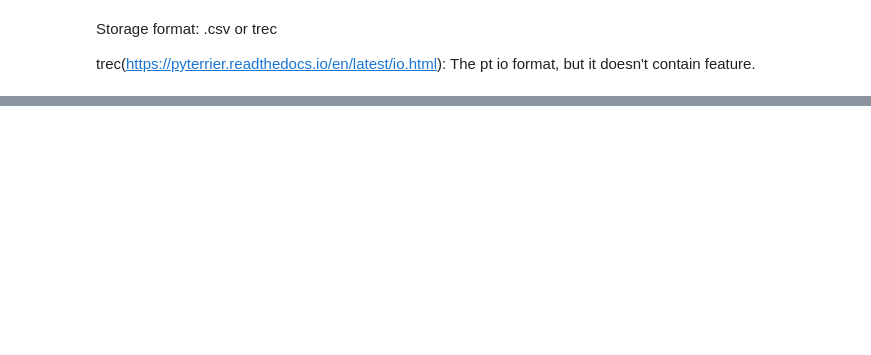
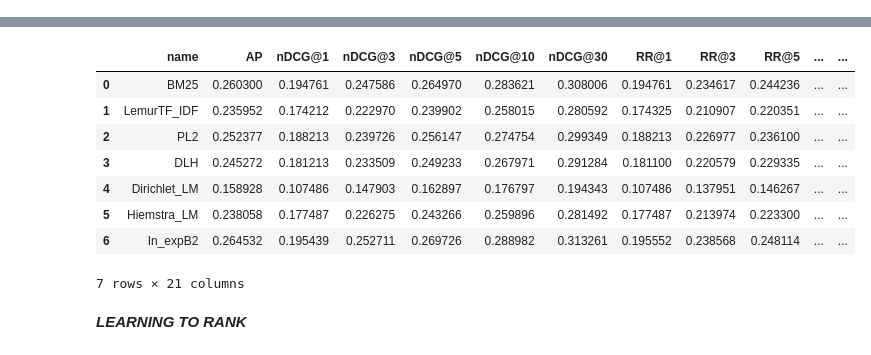
Before and after one commit to TheEmotionalProgrammer/moment_retrieval, a Jupyter notebook: project-2.ipynb, the cells around one changed output, grey strips where cells are left out. Cells and saved outputs as stored; diff of their text form; code cells hidden in the pictures; blank space fills up the shorter version.

Commit message:
fsr preliminary experiments

```diff
--- a/project-2.ipynb
+++ b/project-2.ipynb
@@ -13,8 +15,8 @@ import random
 # %%
 #UNCOMMENT THE FOLLOWING LINE TO USE EITHER THE TVR DATASET OR THE QVH DATASET
 
-# dataset_choice = "TVR"
-dataset_choice = "QVH"
+dataset_choice = "TVR"
+# dataset_choice = "QVH"
 # %%
 # Paths to JSONL files on Colab
 # if dataset_choice == "TVR":
@@ -27,14 +29,14 @@ dataset_choice = "QVH"
 #    subs_path = "/content/drive/MyDrive/IR/text_data_QVH/subs_train.jsonl"
 # %%
 # Paths to JSONL files
-if dataset_choice == "TVR":
-    jsonl_train_path = '/kaggle/input/tvretrieval/tvr_train_release.jsonl'
-    jsonl_val_path = '/kaggle/input/tvretrieval/tvr_val_release.jsonl'
-    subs_path = '/kaggle/input/tvretrieval/tvqa_preprocessed_subtitles.jsonl'
+# if dataset_choice == "TVR":
+#     jsonl_train_path = '/kaggle/input/tvretrieval/tvr_train_release.jsonl'
+#     jsonl_val_path = '/kaggle/input/tvretrieval/tvr_val_release.jsonl'
+#     subs_path = '/kaggle/input/tvretrieval/tvqa_preprocessed_subtitles.jsonl'
 
-elif dataset_choice == "QVH":
-    jsonl_train_path = "text_data_QVH/highlight_train_release.jsonl"
-    subs_path = "text_data_QVH/subs_train.jsonl"
+# elif dataset_choice == "QVH":
+#     jsonl_train_path = "text_data_QVH/highlight_train_release.jsonl"
+#     subs_path = "text_data_QVH/subs_train.jsonl"
 # %%
 #Paths to JSONL files
 if dataset_choice == "TVR":
@@ -349,6 +378,7 @@ hiem_lm_pipeline = ~hiem_retriever >> (
 #NOTE: i believe we should not use the same first stage retriever for features AND for the first stage retrieval
 # %%
 # Prepare the queries for the pipeline, remove special characters and extra spaces
+
 prepared_trainqueries = queries_train_df
 prepared_trainqueries['query'] = prepared_trainqueries['query'].str.replace('[\'"?!]', ' ', regex=True)
 prepared_trainqueries['query'] = prepared_trainqueries['query'].str.replace(r'[^\w\s]', ' ', regex=True)
@@ -401,3 +431,5 @@ prepared_testqueries = queries_test_df.reset_index()
 prepared_testqueries['query'] = prepared_testqueries['query'].str.replace('[\'"?!]', ' ', regex=True)
 prepared_testqueries['query'] = prepared_testqueries['query'].str.replace(r'[^\w\s]', ' ', regex=True)
 prepared_testqueries['query'] = prepared_testqueries['query'].str.replace(r'\s+', ' ', regex=True).str.strip()
+
+prepared_queries = pd.concat([prepared_trainqueries, prepared_valqueries, prepared_testqueries]).reset_index()
@@ -412,4 +436,15 @@ pt.Experiment(
-# %% [markdown]
-Storage format: .csv or trec
-
-trec(https://pyterrier.readthedocs.io/en/latest/io.html): The pt io format, but it doesn't contain feature.
+# %%
+#FIRST EXPERIMENT, TO CHOOSE THE BEST FSRs
+
+from pyterrier.measures import *
+
+pt.Experiment(
+    names = ["BM25", "LemurTF_IDF", "PL2", "DLH", "Dirichlet_LM", "Hiemstra_LM","In_expB2"],
+    retr_systems = [first_stage_bm25, first_stage_lemurtfidf, first_stage_pl2, first_stage_dlh, first_stage_dirichlet, first_stage_hiemstra_lm, first_stage_in_exp_b2],
+    topics = prepared_queries,
+    qrels = prepared_qrels,
+    #set map, mean reciprocal rank, and precision at 5 as the evaluation metrics
+    eval_metrics = [AP, nDCG @ 1, nDCG @ 3, nDCG @ 5, nDCG @ 10, nDCG @ 30,
+    RR @ 1,   RR @ 3,   RR @ 5,   RR @ 10, RR @ 3, Success @ 1, Success @ 3, Success @ 5, Success @ 10, Success @ 30, P@1, P@3, P@5, P@10, P@30],
+)
+# %% [output]
@@ -416,3 +458,14 @@ trec(https://pyterrier.readthedocs.io/en/latest/io.html): The pt io format, but
+|  | name | AP | nDCG@1 | nDCG@3 | nDCG@5 | nDCG@10 | nDCG@30 | RR@1 | RR@3 | RR@5 | ... | ... |
+| 0 | BM25 | 0.260300 | 0.194761 | 0.247586 | 0.264970 | 0.283621 | 0.308006 | 0.194761 | 0.234617 | 0.244236 | ... | ... |
+| 1 | LemurTF_IDF | 0.235952 | 0.174212 | 0.222970 | 0.239902 | 0.258015 | 0.280592 | 0.174325 | 0.210907 | 0.220351 | ... | ... |
+| 2 | PL2 | 0.252377 | 0.188213 | 0.239726 | 0.256147 | 0.274754 | 0.299349 | 0.188213 | 0.226977 | 0.236100 | ... | ... |
+| 3 | DLH | 0.245272 | 0.181213 | 0.233509 | 0.249233 | 0.267971 | 0.291284 | 0.181100 | 0.220579 | 0.229335 | ... | ... |
+| 4 | Dirichlet_LM | 0.158928 | 0.107486 | 0.147903 | 0.162897 | 0.176797 | 0.194343 | 0.107486 | 0.137951 | 0.146267 | ... | ... |
+| 5 | Hiemstra_LM | 0.238058 | 0.177487 | 0.226275 | 0.243266 | 0.259896 | 0.281492 | 0.177487 | 0.213974 | 0.223300 | ... | ... |
+| 6 | In_expB2 | 0.264532 | 0.195439 | 0.252711 | 0.269726 | 0.288982 | 0.313261 | 0.195552 | 0.238568 | 0.248114 | ... | ... |
+7 rows × 21 columns
+# %% [markdown]
+***LEARNING TO RANK***
 # %%
 from sklearn.svm import SVR
 import xgboost as xgb
```
Also changed, not shown: parts of 16 cells of this notebook.
